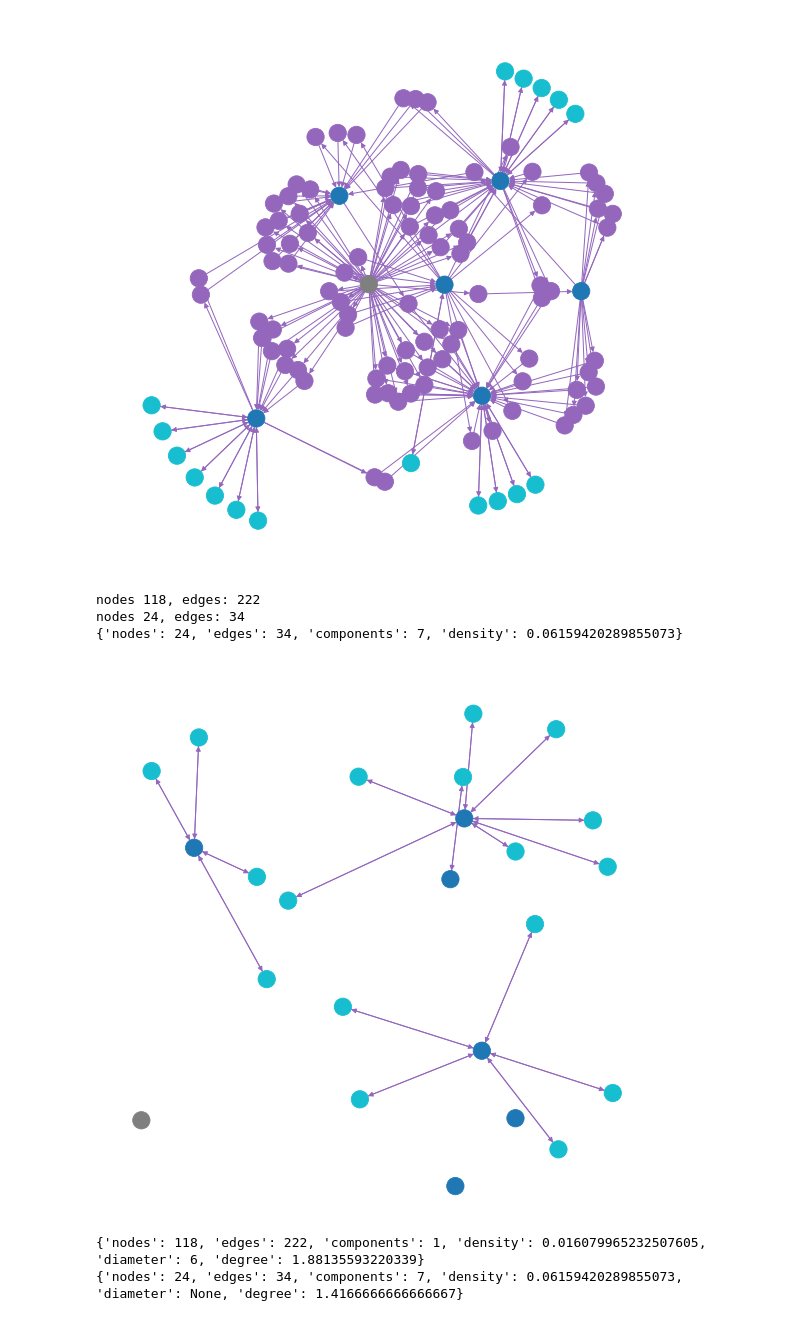
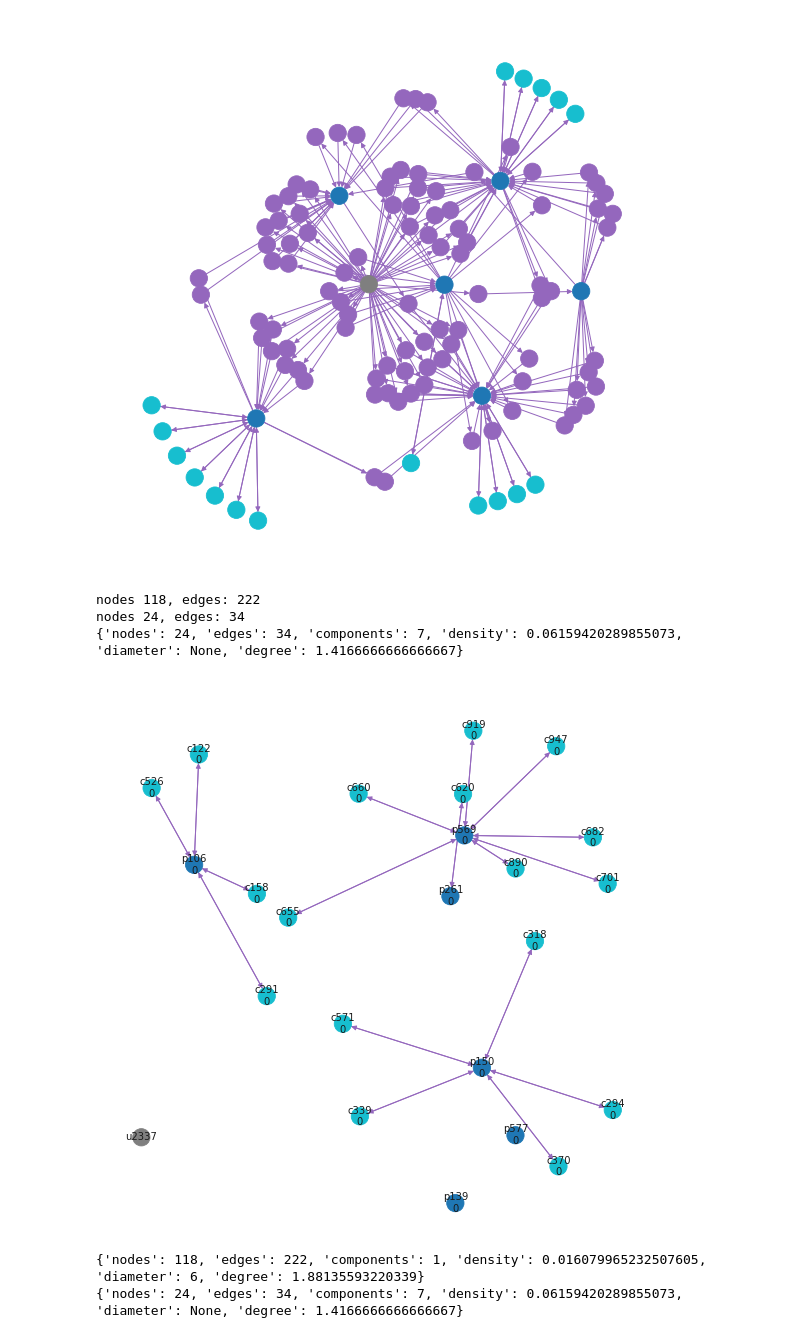
Before and after one commit to ruiliu310/dartpost-research, a Jupyter notebook: influence_graph.ipynb, the cells around one changed output. Saved outputs shown, nothing was run; the diff lists cells and outputs as text; code cells hidden in the pictures.

```diff
--- a/influence_graph.ipynb
+++ b/influence_graph.ipynb
@@ -255,15 +255,15 @@ draw_graph(subG, prog="neato", edge_label=False, node_label=False, pr_value=None
 # %%
 subsubg = subG.copy()
 print(f"nodes {len(subsubg)}, edges: {len(subsubg.edges)}")
 subsubg.remove_nodes_from([n for n in subsubg if n[0] == "v"])
 print(f"nodes {len(subsubg)}, edges: {len(subsubg.edges)}")
 
-draw_graph(subsubg, prog=None, node_label=False, edge_label=False)
+draw_graph(subsubg, prog=None, node_label=True, edge_label=False)
 # %% [output]
 nodes 118, edges: 222
 nodes 24, edges: 34
-{'nodes': 24, 'edges': 34, 'components': 7, 'density': 0.06159420289855073}
+{'nodes': 24, 'edges': 34, 'components': 7, 'density': 0.06159420289855073, 'diameter': None, 'degree': 1.4166666666666667}
-[figure, old version]
+[figure, new version]
 # %%
 print(describe_graph(subG))
 print(describe_graph(subsubg))
```
Also changed, not shown: parts of 8 cells of this notebook, 3 other files.
